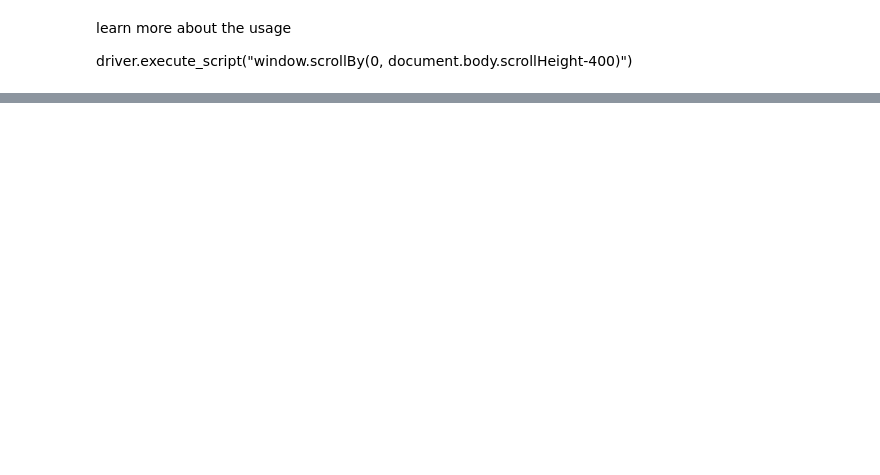
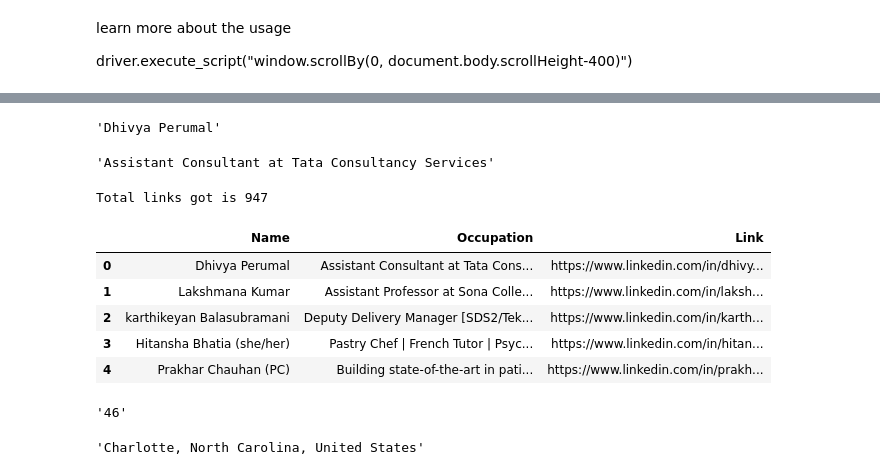
Before and after one commit to Kamalabot/Datagathering_Automation, a Jupyter notebook: LinkedInScrape.ipynb, the cells around one changed output, grey strips where cells are left out. Saved outputs shown, nothing was run; the diff lists cells and outputs as text; code cells hidden in the pictures; blank space fills up the shorter version.

Commit message:
LinkedScrape notebook is added after full work upto extracting profile

```diff
--- a/LinkedInScrape.ipynb
+++ b/LinkedInScrape.ipynb
@@ -365,0 +117,10 @@ vid_games[vid_games.f_link == 'https://www.amazon.in/Call-Duty-Infinite-Warfare-
+# %%
+#Don't execute, only reference
+t1[0].select('span')[2].get_text().strip()
+# %% [output]
+'Dhivya Perumal'
+# %%
+#Don't execute, only reference
+t1[0].select('span')[4].get_text().strip()
+# %% [output]
+'Assistant Consultant at Tata Consultancy Services'
@@ -365,0 +137,19 @@ vid_games[vid_games.f_link == 'https://www.amazon.in/Call-Duty-Infinite-Warfare-
+# %%
+data_conn_linkedin = pd.DataFrame()
+get_connLevel_data(soup_net,data_conn_linkedin)
+data_conn_linkedin.head()
+data_conn_linkedin.to_csv('linked_connection.csv')
+# %% [output]
+Total links got is 947
+# %%
+data_conn_linkedin = pd.read_csv('linked_connection.csv')
+# %%
+data_conn_linkedin.drop('Unnamed: 0',axis=1,inplace=True)
+data_conn_linkedin.head()
+# %% [output]
+|  | Name | Occupation | Link |
+| 0 | Dhivya Perumal | Assistant Consultant at Tata Cons... | https://www.linkedin.com/in/dhivy... |
+| 1 | Lakshmana Kumar | Assistant Professor at Sona Colle... | https://www.linkedin.com/in/laksh... |
+| 2 | karthikeyan Balasubramani | Deputy Delivery Manager [SDS2/Tek... | https://www.linkedin.com/in/karth... |
+| 3 | Hitansha Bhatia (she/her) | Pastry Chef | French Tutor | Psyc... | https://www.linkedin.com/in/hitan... |
+| 4 | Prakhar Chauhan (PC) | Building state-of-the-art in pati... | https://www.linkedin.com/in/prakh... |
@@ -365,0 +171,10 @@ vid_games[vid_games.f_link == 'https://www.amazon.in/Call-Duty-Infinite-Warfare-
+# %%
+#getting total connections
+profile_page.find_all('li',attrs={'class':'text-body-small'})[0].select('span')[1].get_text()
+# %% [output]
+'46'
+# %%
+#getting loctions
+profile_page.find_all('div',attrs={'class':'mt2 relative'})[0].select('span')[3].get_text().strip()
+# %% [output]
+'Charlotte, North Carolina, United States'
```
Also changed, not shown: parts of 65 cells of this notebook.
